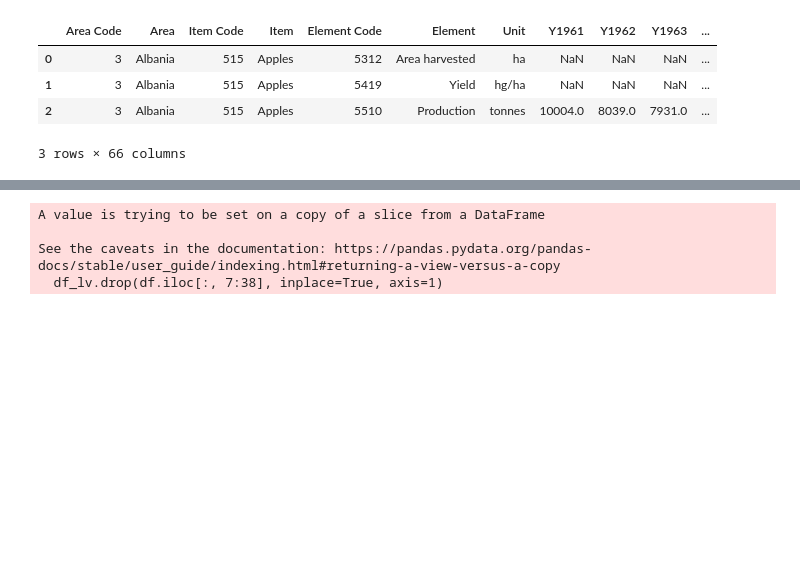
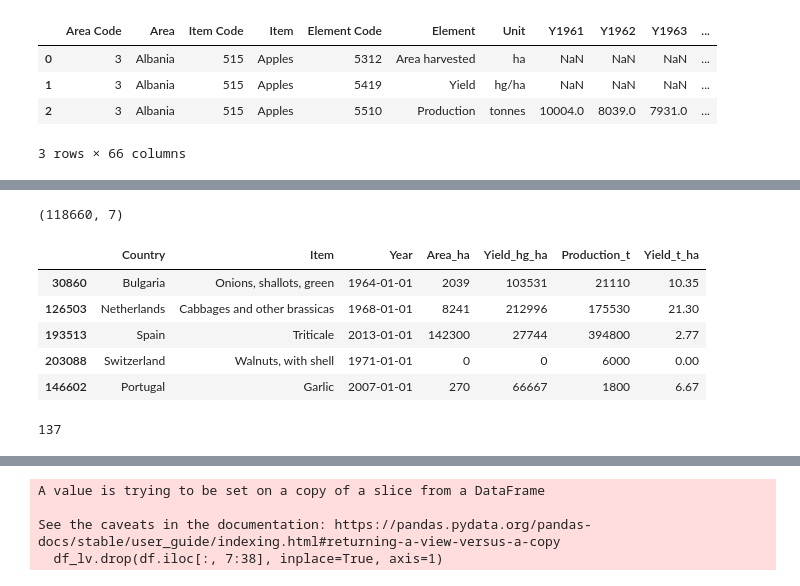
Before and after one commit to dekristi/Tech_Test, a Jupyter notebook: SGT_Project.ipynb, the cells around one changed output, grey strips where cells are left out. Drawn from its saved outputs; the diff is of its cells as text; code cells hidden in the pictures; blank space fills up the shorter version.

```diff
--- a/SGT_Project.ipynb
+++ b/SGT_Project.ipynb
@@ -166,0 +128,5 @@ df.sample(3)
+# %%
+# As some product items (for example apples, mushrooms) do not have values in columns Area_ha and Yield hg/ha
+# but only production in tonnes then it's reasonable to change these NaN values to 0
+
+df_melted.replace(np.nan, "0", inplace = True)
@@ -166,0 +149,10 @@ df.sample(3)
+# %%
+convert_dict = {
+                'Area_ha': int,
+                'Yield_hg_ha': int,
+                'Production_t': int
+                }
+
+df_melted = df_melted.astype(convert_dict) #Converting dtype to appropriate
+# %%
+df_melted['Year'] = pd.to_datetime(df_melted['Year'])
@@ -166,0 +165,4 @@ df.sample(3)
+# %%
+# Adding new column to see yield production t/ha
+
+df_melted['Yield_t_ha'] = round(df_melted.apply(lambda row: (row.Yield_hg_ha / 10_000), axis = 1), 2)
@@ -166,0 +181,17 @@ df.sample(3)
+# %%
+df_melted.shape     # By dropping NaN values total number of rows reduced from 222_312 to 118_660
+# %% [output]
+(118660, 7)
+# %%
+df_melted.sample(5)
+# %% [output]
+|  | Country | Item | Year | Area_ha | Yield_hg_ha | Production_t | Yield_t_ha |
+| 30860 | Bulgaria | Onions, shallots, green | 1964-01-01 | 2039 | 103531 | 21110 | 10.35 |
+| 126503 | Netherlands | Cabbages and other brassicas | 1968-01-01 | 8241 | 212996 | 175530 | 21.30 |
+| 193513 | Spain | Triticale | 2013-01-01 | 142300 | 27744 | 394800 | 2.77 |
+| 203088 | Switzerland | Walnuts, with shell | 1971-01-01 | 0 | 0 | 6000 | 0.00 |
+| 146602 | Portugal | Garlic | 2007-01-01 | 270 | 66667 | 1800 | 6.67 |
+# %%
+df_melted['Item'].nunique()     #Dataset still contains all 137 product items
+# %% [output]
+137
```
Also changed, not shown: parts of 59 cells of this notebook.
